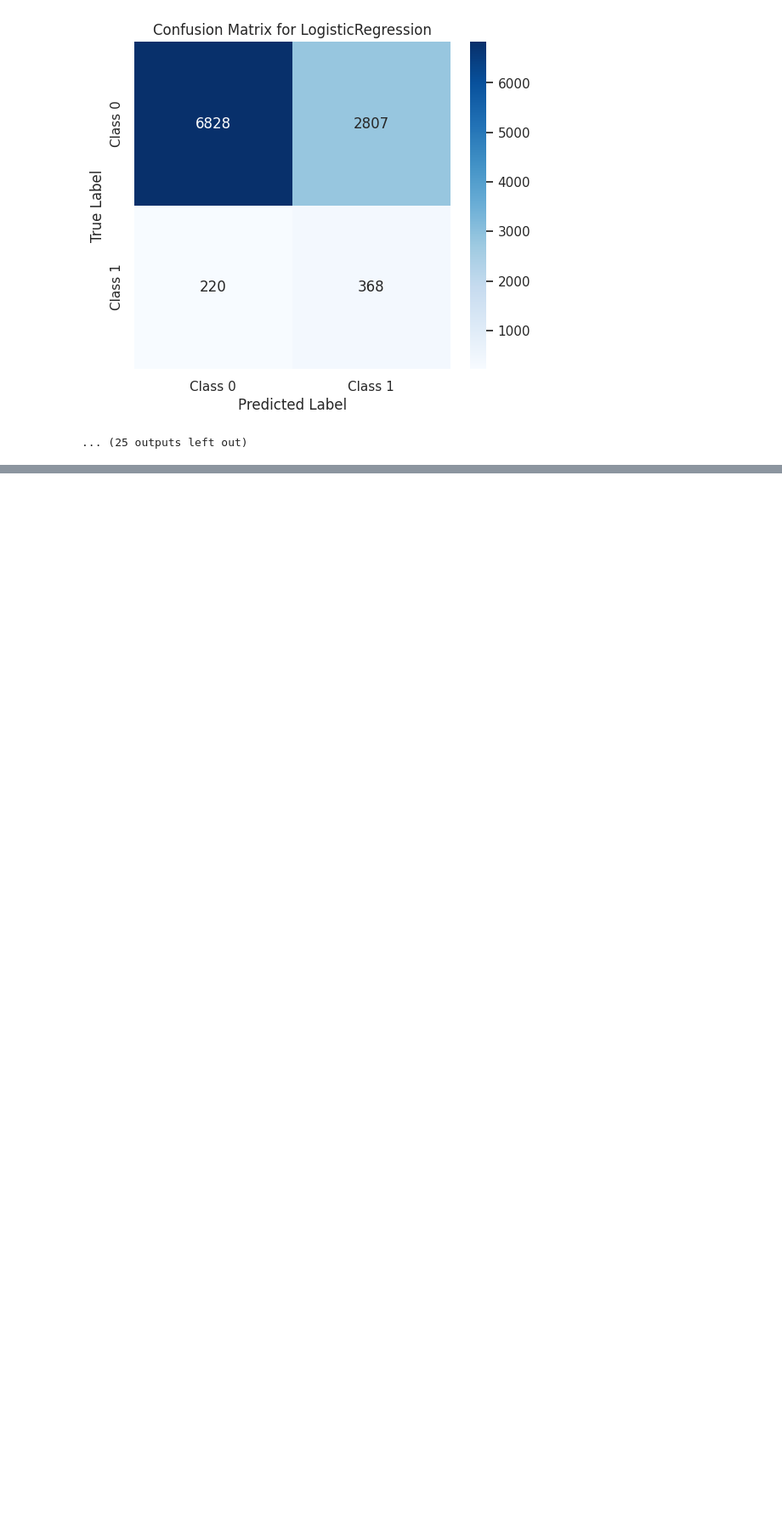
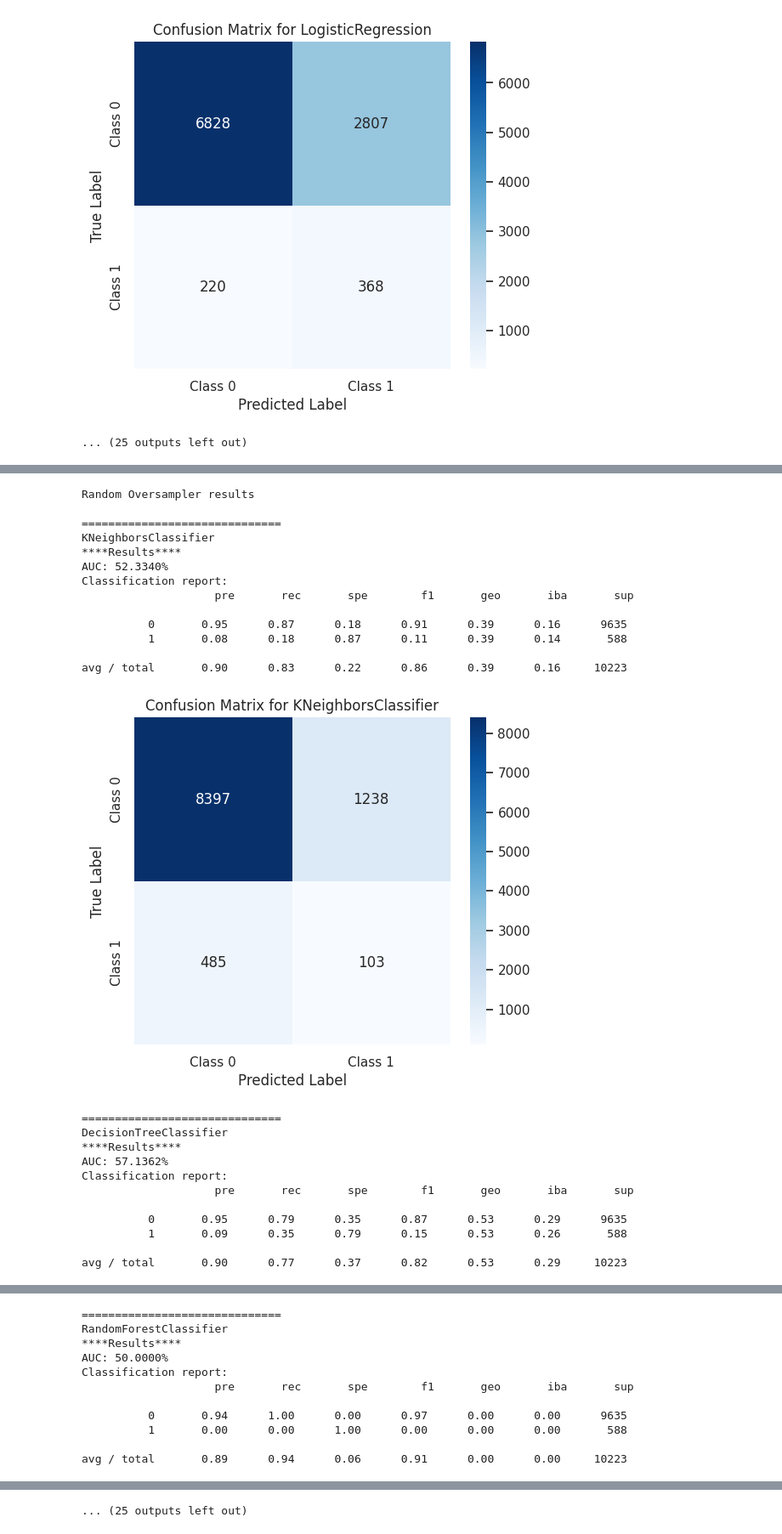
Before and after one commit to dev-69/MajorProject, a Jupyter notebook: OverSamplingNotebook.ipynb, the cells around one changed output, grey strips where cells are left out. Shown at 85% size. Drawn from its saved outputs; the diff is of its cells as text; code cells hidden in the pictures; blank space fills up the shorter version.

```diff
--- a/OverSamplingNotebook.ipynb
+++ b/OverSamplingNotebook.ipynb
@@ -421,0 +780,42 @@ avg / total       0.92      0.70      0.63      0.78      0.67      0.45     102
+# %%
+def oversampling_results(X_ros, y_ros, X_smote, y_smote, X_adasyn, y_adasyn, X_test_vect, y_test):
+    """
+    Evaluate oversampling results using RandomOverSampler, SMOTE, and ADASYN.
+    """
+
+    print("Random Oversampler results \n")
+    classification(X_ros, y_ros, X_test_vect, y_test)
+
+    print("SMOTE results \n")
+    classification(X_smote, y_smote, X_test_vect, y_test)
+
+    print("ADASYN results \n")
+    classification(X_adasyn, y_adasyn, X_test_vect, y_test)
+# %%
+oversampling_results(X_ros, y_ros, X_smote, y_smote, X_adasyn, y_adasyn, X_test_vectors, y_test)
+# %% [output]
+Random Oversampler results
+
+==============================
+KNeighborsClassifier
+****Results****
+AUC: 52.3340%
+Classification report:
+                    pre       rec       spe        f1       geo       iba       sup
+
+          0       0.95      0.87      0.18      0.91      0.39      0.16      9635
+          1       0.08      0.18      0.87      0.11      0.39      0.14       588
+
+avg / total       0.90      0.83      0.22      0.86      0.39      0.16     10223
+[figure, added]
+==============================
+DecisionTreeClassifier
+****Results****
+AUC: 57.1362%
+Classification report:
+                    pre       rec       spe        f1       geo       iba       sup
+
+          0       0.95      0.79      0.35      0.87      0.53      0.29      9635
+          1       0.09      0.35      0.79      0.15      0.53      0.26       588
+
+avg / total       0.90      0.77      0.37      0.82      0.53      0.29     10223
@@ -421,0 +823,11 @@ avg / total       0.92      0.70      0.63      0.78      0.67      0.45     102
+==============================
+RandomForestClassifier
+****Results****
+AUC: 50.0000%
+Classification report:
+                    pre       rec       spe        f1       geo       iba       sup
+
+          0       0.94      1.00      0.00      0.97      0.00      0.00      9635
+          1       0.00      0.00      1.00      0.00      0.00      0.00       588
+
+avg / total       0.89      0.94      0.06      0.91      0.00      0.00     10223
@@ -421,0 +871 @@ avg / total       0.92      0.70      0.63      0.78      0.67      0.45     102
+... (25 outputs left out)
```
Also changed, not shown: parts of 14 cells of this notebook.
